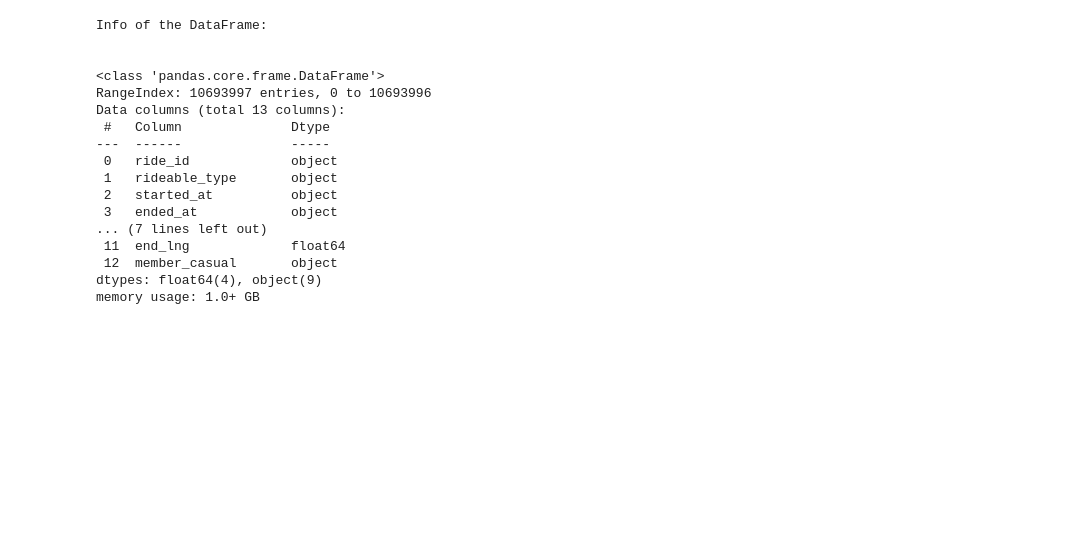
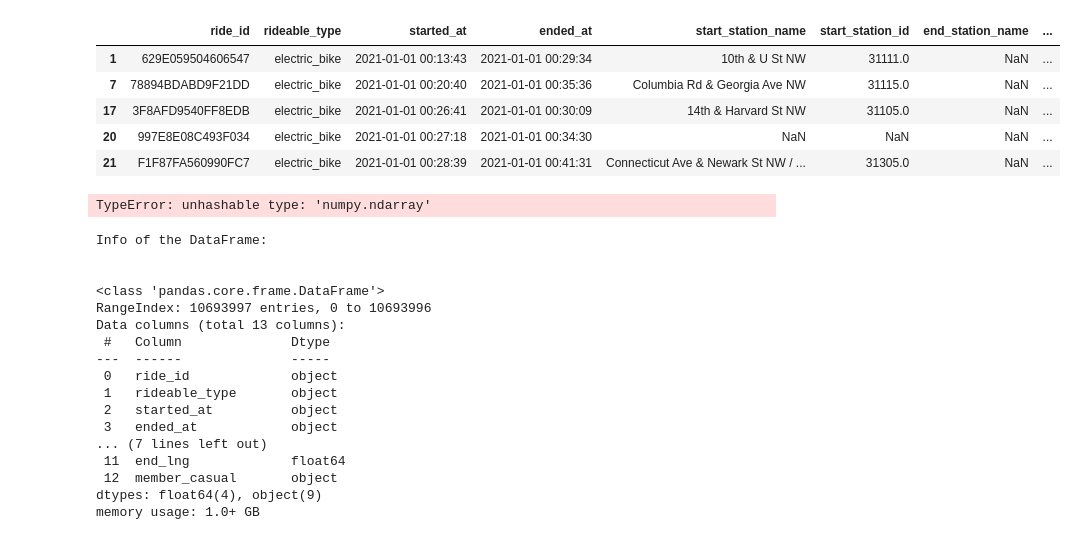
Before and after one commit to Tiba789/Bike-Project, a Jupyter notebook: bile_full.ipynb, the cells around one changed output. Drawn from its saved outputs; the diff is of its cells as text; code cells hidden in the pictures; blank space fills up the shorter version.

```diff
--- a/bile_full.ipynb
+++ b/bile_full.ipynb
@@ -11,3 +16,48 @@ KeyboardInterrupt:
+# %%
+dropped_bikes_filtered = df[
+    df['end_station_name'].isna() &
+    df['end_lat'].notna() &
+    df['end_lng'].notna()]
+dropped_bikes_filtered.head()
+# %% [output]
+|  | ride_id | rideable_type | started_at | ended_at | start_station_name | start_station_id | end_station_name | ... |
+| 1 | 629E059504606547 | electric_bike | 2021-01-01 00:13:43 | 2021-01-01 00:29:34 | 10th & U St NW | 31111.0 | NaN | ... |
+| 7 | 78894BDABD9F21DD | electric_bike | 2021-01-01 00:20:40 | 2021-01-01 00:35:36 | Columbia Rd & Georgia Ave NW | 31115.0 | NaN | ... |
+| 17 | 3F8AFD9540FF8EDB | electric_bike | 2021-01-01 00:26:41 | 2021-01-01 00:30:09 | 14th & Harvard St NW | 31105.0 | NaN | ... |
+| 20 | 997E8E08C493F034 | electric_bike | 2021-01-01 00:27:18 | 2021-01-01 00:34:30 | NaN | NaN | NaN | ... |
+| 21 | F1F87FA560990FC7 | electric_bike | 2021-01-01 00:28:39 | 2021-01-01 00:41:31 | Connecticut Ave & Newark St NW / ... | 31305.0 | NaN | ... |
+# %%
+import pandas as pd
+import numpy as np
+import matplotlib.pyplot as plt
+import seaborn as sns
+
+# Laden der 5-Minuten-Daten und Filtern der relevanten Spalten
+df_bike = pd.read_csv("CBS_2021-2023_Full.csv", sep =',')
+df_bike = df_bike[['started_at', 'start_station_name', 'end_station_name', 'start_station_id', 'end_station_id']]
+
+# Konvertieren der Zeitspalte in ein Datetime-Objekt
+df_bike['started_at'] = pd.to_datetime(df_bike['started_at'])
+
+# Setzen der Zeitspalte als Index
+df_bike.set_index('started_at', inplace=True)
+
+# Aggregieren der Daten auf tägliche Basis und Zählen der Benutzungen jeder Station
+df_bike_daily = df_bike.resample('D').apply(lambda x: x.value_counts()).reset_index()
+
+# Umbenennen der Spalten für Klarheit
+df_bike_daily.columns = ['date', 'station_name', 'station_id', 'count_name', 'count_id']
+
+# Berechnen der Summe der Benutzungen jeder Station pro Tag
+df_bike_daily_sum = df_bike_daily.groupby(['date', 'station_name', 'station_id', 'count_id']).sum().reset_index()
+
+# Speichern des aggregierten DataFrames in einer neuen CSV-Datei
+df_bike_daily_sum.to_csv("CBS_2021-2023_Station_Usage_Daily.csv", index=False)
+
+# Anzeigen der ersten Zeilen des aggregierten DataFrames
+df_bike_daily_sum.head()
+# %% [output]
+TypeError: unhashable type: 'numpy.ndarray'
 # %%
 # Check info and dtypes of the dataframe
 print("Info of the DataFrame:\n", '\n')
```
Also changed, not shown: parts of 1 cell of this notebook, 15 other files.
